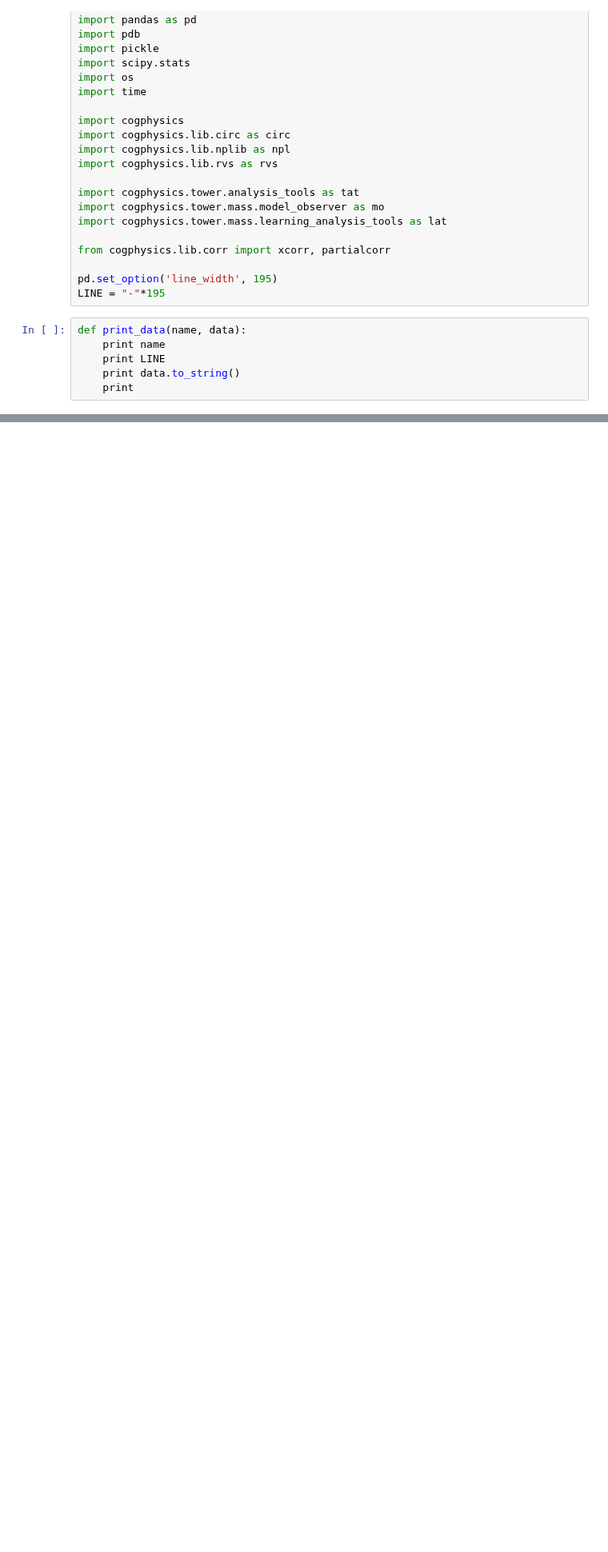
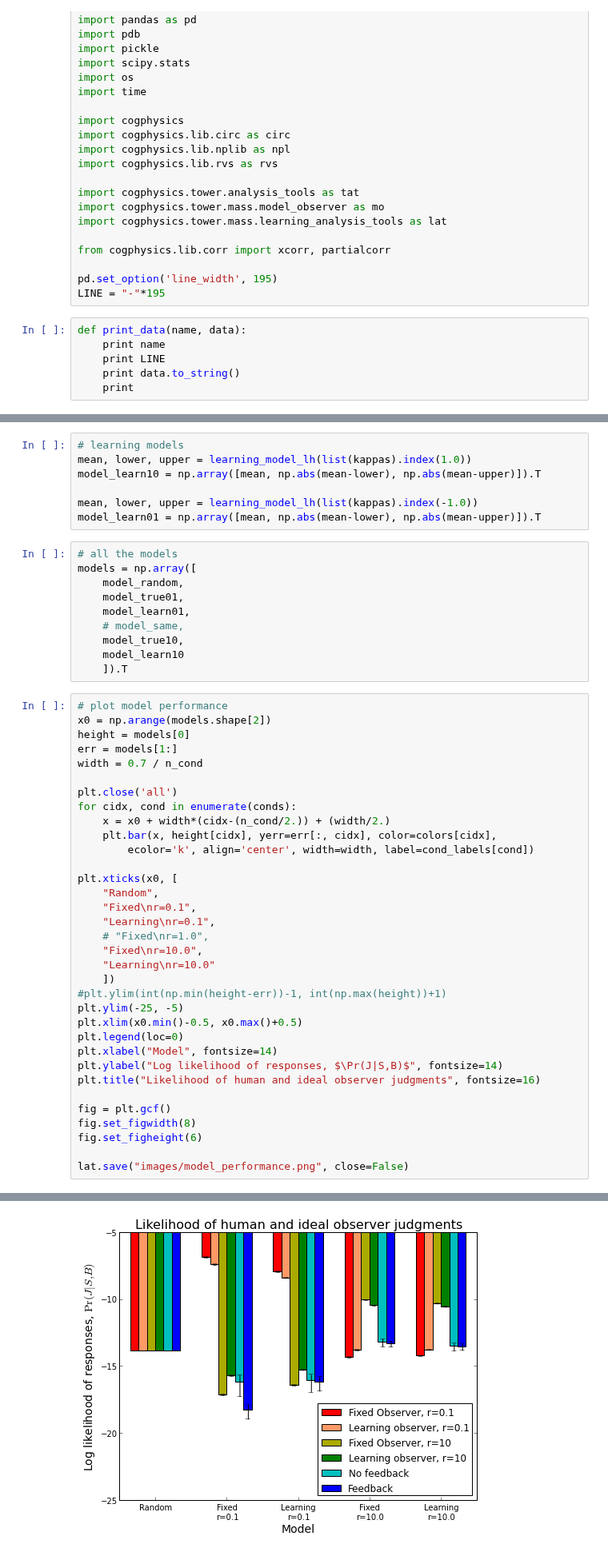
Before and after one commit to berkeley-cocosci/mass-inference, a Jupyter notebook: analysis/turk-analysis.ipynb, the cells around one changed output, grey strips where cells are left out. Shown at 80% size. Cells and saved outputs as stored; diff of their text form; blank space fills up the shorter version.

```diff
--- a/analysis/turk-analysis.ipynb
+++ b/analysis/turk-analysis.ipynb
@@ -365,0 +561,52 @@ plt.title("Model performance")
+# %%
+# learning models
+mean, lower, upper = learning_model_lh(list(kappas).index(1.0))
+model_learn10 = np.array([mean, np.abs(mean-lower), np.abs(mean-upper)]).T
+
+mean, lower, upper = learning_model_lh(list(kappas).index(-1.0))
+model_learn01 = np.array([mean, np.abs(mean-lower), np.abs(mean-upper)]).T
+# %%
+# all the models
+models = np.array([
+    model_random,
+    model_true01,
+    model_learn01,
+    # model_same,
+    model_true10,
+    model_learn10
+    ]).T
+# %%
+# plot model performance
+x0 = np.arange(models.shape[2])
+height = models[0]
+err = models[1:]
+width = 0.7 / n_cond
+
+plt.close('all')
+for cidx, cond in enumerate(conds):
+    x = x0 + width*(cidx-(n_cond/2.)) + (width/2.)
+    plt.bar(x, height[cidx], yerr=err[:, cidx], color=colors[cidx],
+	    ecolor='k', align='center', width=width, label=cond_labels[cond])
+
+plt.xticks(x0, [
+    "Random",
+    "Fixed\nr=0.1",
+    "Learning\nr=0.1",
+    # "Fixed\nr=1.0",
+    "Fixed\nr=10.0",
+    "Learning\nr=10.0"
+    ])
+#plt.ylim(int(np.min(height-err))-1, int(np.max(height))+1)
+plt.ylim(-25, -5)
+plt.xlim(x0.min()-0.5, x0.max()+0.5)
+plt.legend(loc=0)
+plt.xlabel("Model", fontsize=14)
+plt.ylabel("Log likelihood of responses, $\Pr(J|S,B)$", fontsize=14)
+plt.title("Likelihood of human and ideal observer judgments", fontsize=16)
+
+fig = plt.gcf()
+fig.set_figwidth(8)
+fig.set_figheight(6)
+
+lat.save("images/model_performance.png", close=False)
+# %% [output]
@@ -365,0 +614 @@ plt.title("Model performance")
+[figure, added]
```
Also changed, not shown: parts of 41 cells of this notebook, 2 other files.
